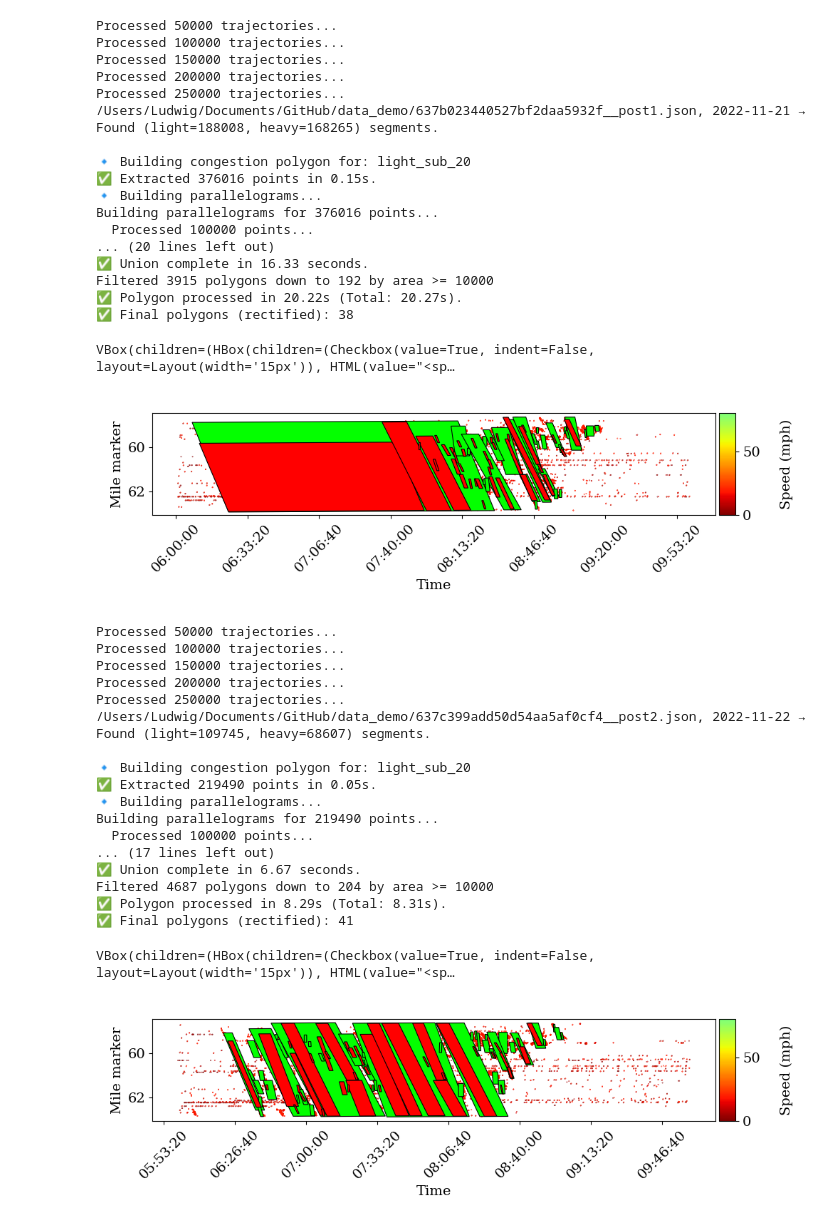
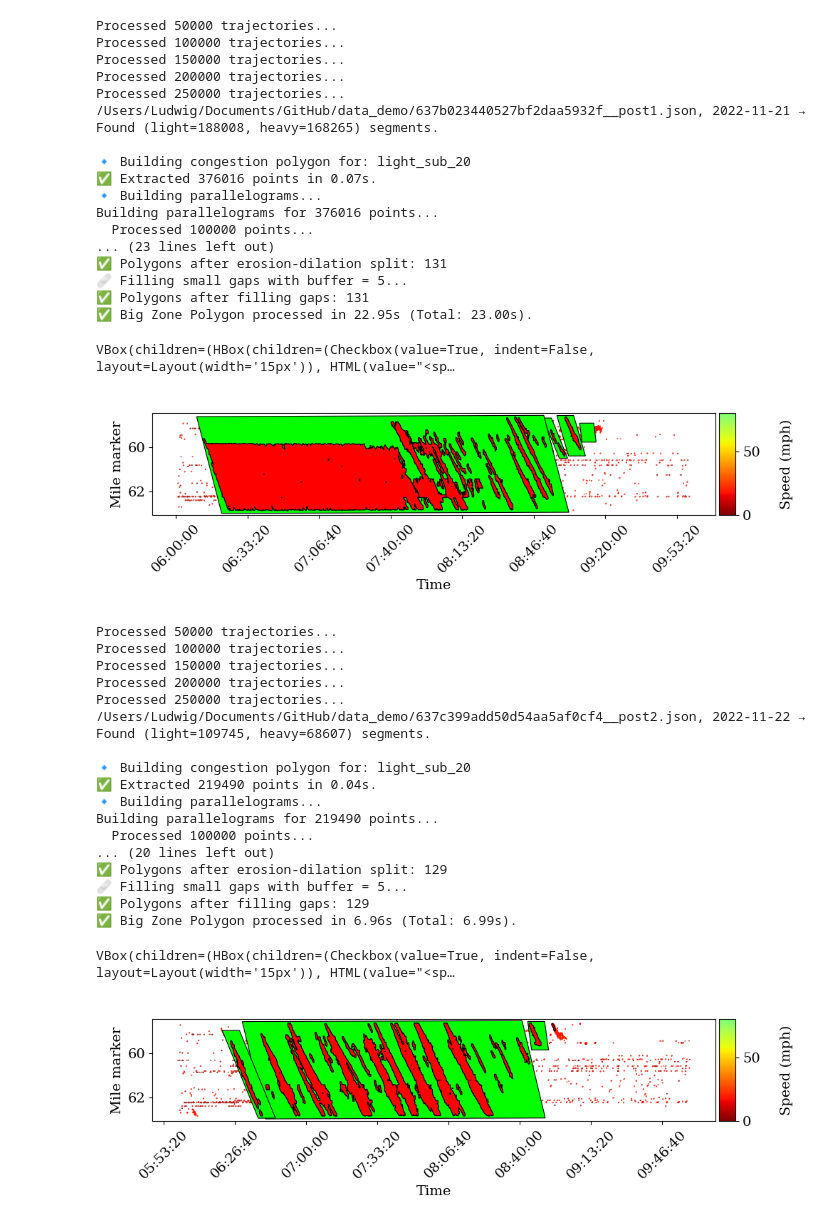
Before and after one commit to estling101/data_tutorial, a Jupyter notebook: clean_structure_v1.ipynb, the cells around one changed output. Saved outputs shown, nothing was run; the diff lists cells and outputs as text; code cells hidden in the pictures.

Commit message:
improvments
squares for light congestion
detailed for heavy congestion

```diff
--- a/clean_structure_v1.ipynb
+++ b/clean_structure_v1.ipynb
@@ -608,6 +670,8 @@ df = df.sort_values(by=["date", "file", "type", "start", "duration"])
 
 dtale.show(df)
 # %%
+plt.close('all')
+
 file_paths = [
     "/Users/Ludwig/Documents/GitHub/data_demo/637b023440527bf2daa5932f__post1.json",
     "/Users/Ludwig/Documents/GitHub/data_demo/637c399add50d54aa5af0cf4__post2.json",
@@ -639,23 +703,28 @@ for path in file_paths:
 
     simplified_polygons_light = create_congestion_zones(
         trajs_light,
-        length=distance_to_cover,
-        time_span=time_to_cover,
-        min_area=min_area,
-        simplify_tolerance=simplify_tolerance,
+        length=250,
+        time_span=30,
+        min_area=500000,
+        simplify_tolerance=0,
         union=union_bool,
+        detailed_zone=False,
+        rectify=True,
         min_area_hulls=min_area_hulls,
         label="light_sub_20"
     )
 
     simplified_polygons_heavy = create_congestion_zones(
         trajs_heavy,
-        length=distance_to_cover,
-        time_span=time_to_cover,
-        min_area=min_area,
-        simplify_tolerance=simplify_tolerance,
+        length=500,
+        time_span=5,
+        min_area=50000,
+        simplify_tolerance=0,
         union=union_bool,
+        detailed_zone=True,
         min_area_hulls=min_area_hulls,
+        buffer_distance=5,
+        fill_gaps_distance=5,
         label="heavy_sub_10"
     )
 
@@ -674,11 +743,11 @@ for path in file_paths:
         t["slope"] = get_left_edge_slope(rect, debug=False)
         time_lengths_light.append(t)
 
-    time_lengths_heavy = []
+    """time_lengths_heavy = []
     for rect in simplified_polygons_heavy:
         t = get_time_length_top_edge(rect)
         t["slope"] = get_left_edge_slope(rect, debug=False)
-        time_lengths_heavy.append(t)
+        time_lengths_heavy.append(t)"""
 
 
 
@@ -691,42 +760,42 @@ for path in file_paths:
             "end": t["end_str"],
             "duration": t["duration_str"],
             "duration_sec": t["duration_sec"],
             "slope": t["slope"],
         })
 
-    for t in time_lengths_heavy:
+    """for t in time_lengths_heavy:
         all_rows.append({
             "file": path.split("/")[-1],
             "date": date,
             "type": "heavy_sub_10",
             "start": t["start_str"],
             "end": t["end_str"],
             "duration": t["duration_str"],
             "duration_sec": t["duration_sec"],
             "slope": t["slope"],
-        })
+        })"""
 
 first_time = False
 # %% [output]
 Processed 50000 trajectories...
 Processed 100000 trajectories...
 Processed 150000 trajectories...
 Processed 200000 trajectories...
 Processed 250000 trajectories...
 /Users/Ludwig/Documents/GitHub/data_demo/637b023440527bf2daa5932f__post1.json, 2022-11-21 → Found (light=188008, heavy=168265) segments.
 
 🔹 Building congestion polygon for: light_sub_20
-✅ Extracted 376016 points in 0.15s.
+✅ Extracted 376016 points in 0.07s.
 🔹 Building parallelograms...
 Building parallelograms for 376016 points...
   Processed 100000 points...
-... (20 lines left out)
-✅ Union complete in 16.33 seconds.
-Filtered 3915 polygons down to 192 by area >= 10000
-✅ Polygon processed in 20.22s (Total: 20.27s).
-✅ Final polygons (rectified): 38
+... (23 lines left out)
+✅ Polygons after erosion-dilation split: 131
+🩹 Filling small gaps with buffer = 5...
+✅ Polygons after filling gaps: 131
+✅ Big Zone Polygon processed in 22.95s (Total: 23.00s).
 VBox(children=(HBox(children=(Checkbox(value=True, indent=False, layout=Layout(width='15px')), HTML(value="<sp…
-[figure, old version]
+[figure, new version]
 Processed 50000 trajectories...
 Processed 100000 trajectories...
 Processed 150000 trajectories...
@@ -735,17 +804,17 @@ Processed 250000 trajectories...
 /Users/Ludwig/Documents/GitHub/data_demo/637c399add50d54aa5af0cf4__post2.json, 2022-11-22 → Found (light=109745, heavy=68607) segments.
 
 🔹 Building congestion polygon for: light_sub_20
-✅ Extracted 219490 points in 0.05s.
+✅ Extracted 219490 points in 0.04s.
 🔹 Building parallelograms...
 Building parallelograms for 219490 points...
   Processed 100000 points...
-... (17 lines left out)
-✅ Union complete in 6.67 seconds.
-Filtered 4687 polygons down to 204 by area >= 10000
-✅ Polygon processed in 8.29s (Total: 8.31s).
-✅ Final polygons (rectified): 41
+... (20 lines left out)
+✅ Polygons after erosion-dilation split: 129
+🩹 Filling small gaps with buffer = 5...
+✅ Polygons after filling gaps: 129
+✅ Big Zone Polygon processed in 6.96s (Total: 6.99s).
 VBox(children=(HBox(children=(Checkbox(value=True, indent=False, layout=Layout(width='15px')), HTML(value="<sp…
-[figure, old version]
+[figure, new version]
 Processed 50000 trajectories...
 Processed 100000 trajectories...
 Processed 150000 trajectories...
```
Also changed, not shown: parts of 2 cells of this notebook.
